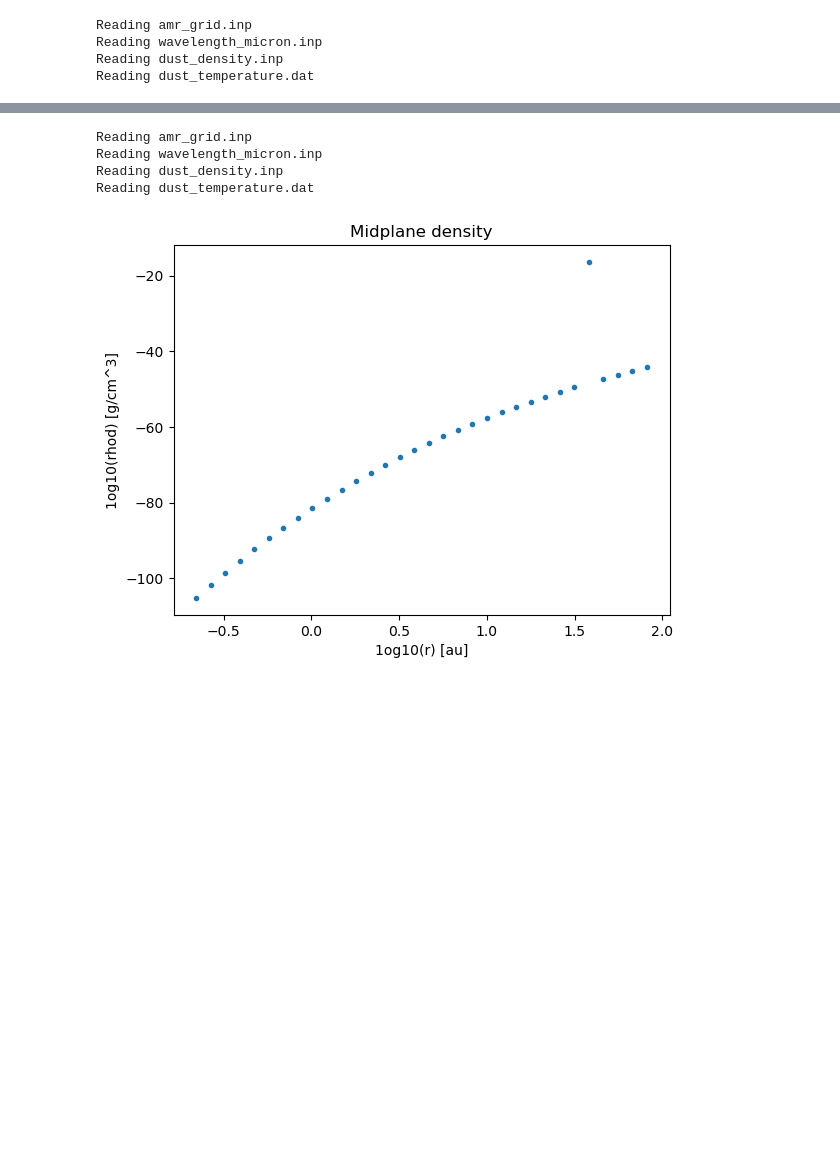
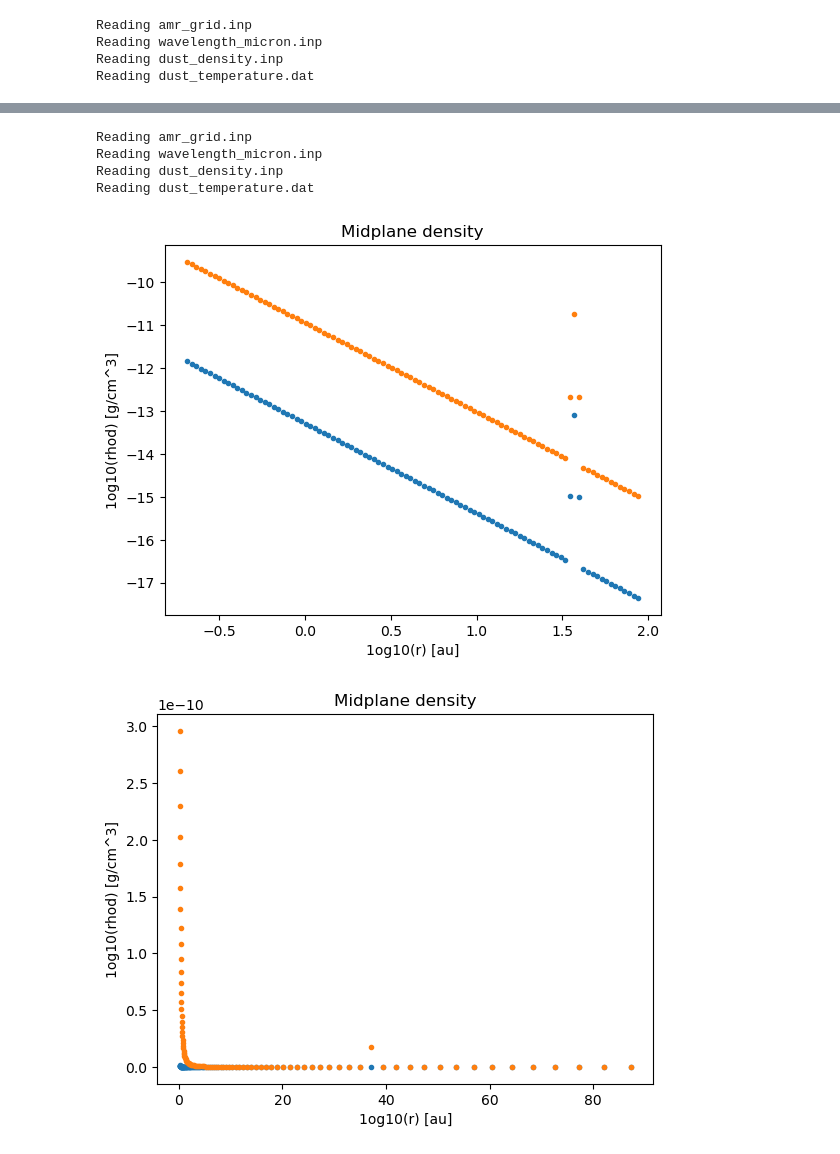
Before and after one commit to VWelke/Circumplanetary_Disk, a Jupyter notebook: CPD_simple_1_test__no_planet/testTemp.ipynb, the cells around one changed output, grey strips where cells are left out. Drawn from its saved outputs; the diff is of its cells as text; code cells hidden in the pictures; blank space fills up the shorter version.

```diff
--- a/CPD_simple_1_test__no_planet/testTemp.ipynb
+++ b/CPD_simple_1_test__no_planet/testTemp.ipynb
@@ -121,14 +125,25 @@ plt.show()
 #
 a    = readData()
 r    = a.grid.x[:]
-rhod = a.rhodust[:,15,0,1]  #r,theta, phi, last one is pick the first dust species
+rhodsm = a.rhodust[:,-1,0,0]  #r,theta, phi, last one is pick the zeroth orfirst dust species
+rhodbg = a.rhodust[:,-1,0,1]
 # shape should be cosistent for different layers
 plt.figure()
-plt.plot(np.log10(r/au),np.log10(rhod),'.')
+plt.plot(np.log10(r/au),np.log10(rhodsm),'.')
+plt.plot(np.log10(r/au),np.log10(rhodbg),'.')
 plt.xlabel('1og10(r) [au]')
 plt.ylabel('1og10(rhod) [g/cm^3]')
 plt.title('Midplane density')
 plt.show()
+
+
+plt.figure()
+plt.plot(r/au,rhodsm,'.')
+plt.plot(r/au,rhodbg,'.')
+plt.xlabel('1og10(r) [au]')
+plt.ylabel('1og10(rhod) [g/cm^3]')
+plt.title('Midplane density')
+plt.show()
 # %% [output]
 Reading amr_grid.inp
 Reading wavelength_micron.inp
@@ -138,5 +153,6 @@ Reading dust_temperature.dat
 Reading amr_grid.inp
 Reading wavelength_micron.inp
 Reading dust_density.inp
 Reading dust_temperature.dat
-[figure, old version]
+[figure, new version]
+[figure, added]
```
Also changed, not shown: parts of 2 cells of this notebook.
